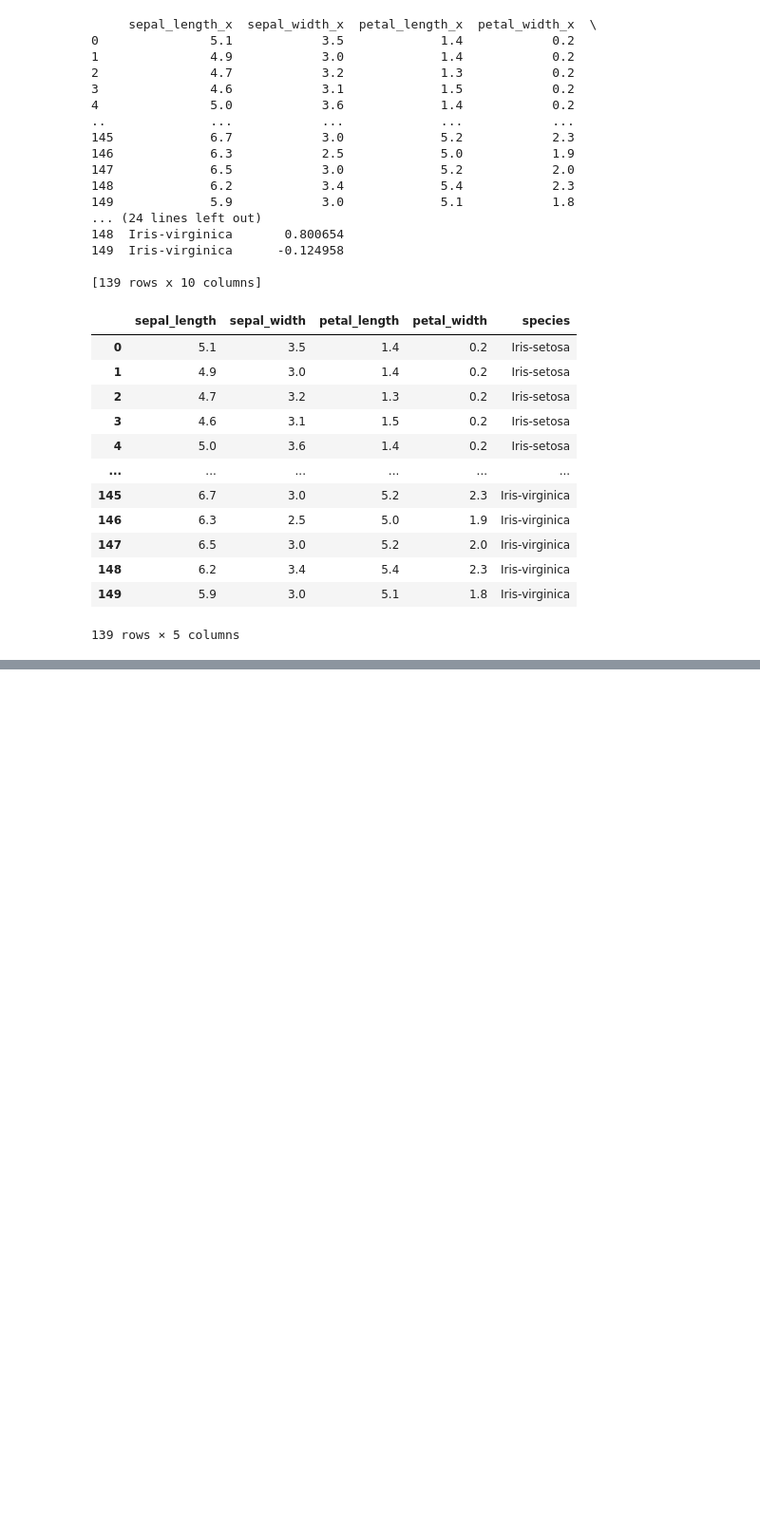
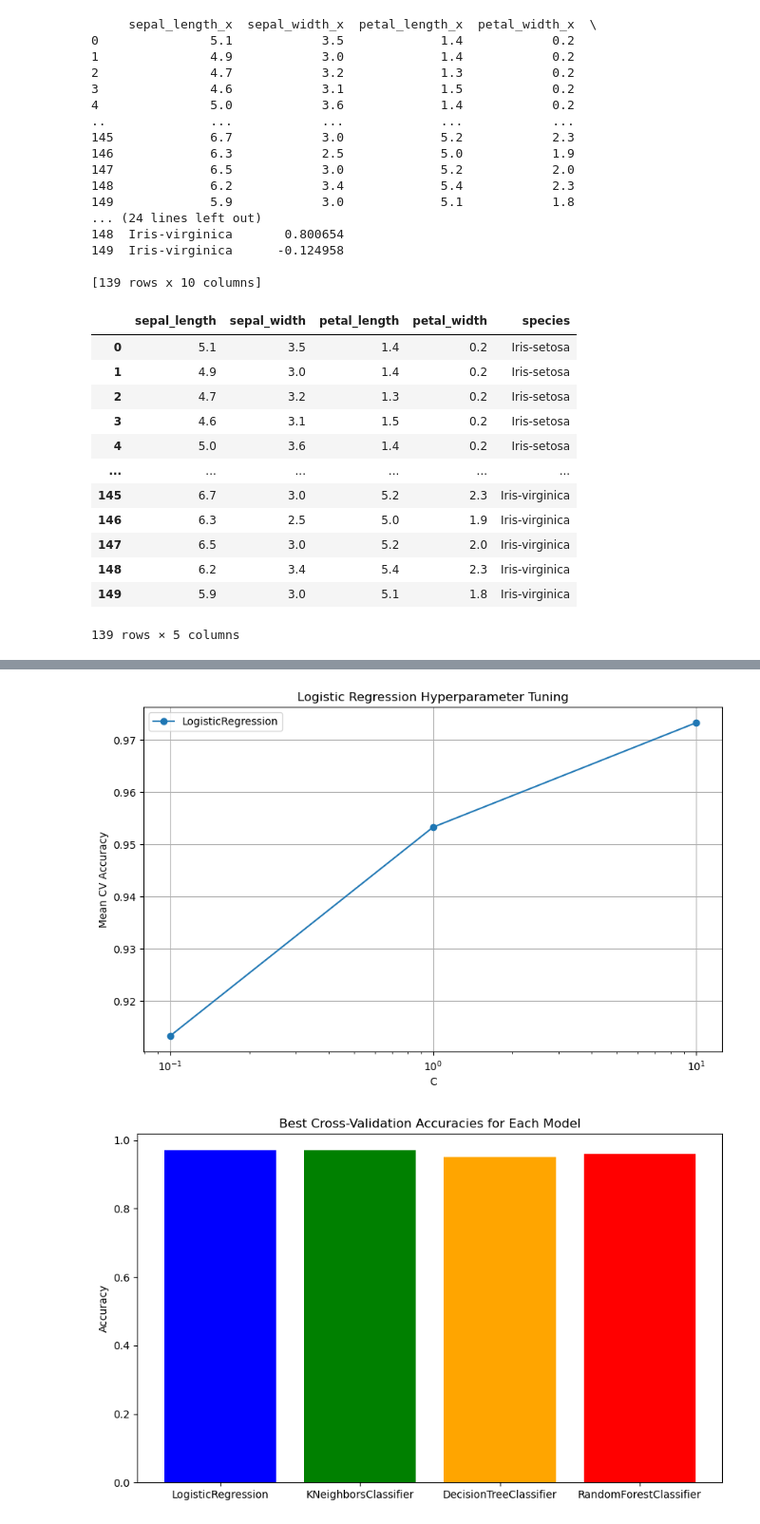
Before and after one commit to bunchart1368/MLDL_models, a Jupyter notebook: model.ipynb, the cells around one changed output, grey strips where cells are left out. Shown at 95% size. Drawn from its saved outputs; the diff is of its cells as text; code cells hidden in the pictures; blank space fills up the shorter version.

```diff
--- a/model.ipynb
+++ b/model.ipynb
@@ -230,0 +250,72 @@ Metrics: {'Best Cross-Validation Accuracy': 0.9733333333333334, 'Best Parameters
+# %%
+import numpy as np
+import pandas as pd
+import matplotlib.pyplot as plt
+
+# Data preparation for visualization
+results = {
+    'LogisticRegression': {
+        'C': [0.1, 1, 10],
+        'CV Accuracy': [
+            [0.93333333, 0.96666667, 0.86666667, 0.96666667, 0.83333333],
+            [1.0, 0.96666667, 0.9, 1.0, 0.9],
+            [1.0, 1.0, 0.9, 1.0, 0.96666667]
+        ]
+    },
+    'KNeighborsClassifier': {
+        'n_neighbors': range(1, 21),
+        'CV Accuracy': [
+            [1.0, 0.93333333, 0.86666667, 1.0, 0.86666667],
+            [1.0, 0.93333333, 0.86666667, 1.0, 0.9],
+            # Add remaining data here...
+        ]
+    },
+    'DecisionTreeClassifier': {
+        'max_depth': [None, 5, 10],
+        'CV Accuracy': [
+            [1.0, 0.96666667, 0.93333333, 0.96666667, 0.9],
+            [0.96666667, 0.96666667, 0.93333333, 0.96666667, 0.9],
+            [1.0, 0.96666667, 0.93333333, 0.96666667, 0.9]
+        ]
+    },
+    'RandomForestClassifier': {
+        'parameters': ['max_depth', 'n_estimators'],
+        'values': [
+            {'max_depth': None, 'n_estimators': 10},
+            {'max_depth': None, 'n_estimators': 50},
+            # Add remaining data here...
+        ],
+        'CV Accuracy': [
+            [1.0, 0.96666667, 0.93333333, 0.96666667, 0.93333333],
+            [0.96666667, 0.96666667, 0.93333333, 1.0, 0.9],
+            # Add remaining data here...
+        ]
+    }
+}
+
+# Example Plot: LogisticRegression
+lr_C = results['LogisticRegression']['C']
+lr_accuracies = np.mean(results['LogisticRegression']['CV Accuracy'], axis=1)
+
+plt.figure(figsize=(10, 6))
+plt.plot(lr_C, lr_accuracies, marker='o', label='LogisticRegression')
+plt.title('Logistic Regression Hyperparameter Tuning')
+plt.xlabel('C')
+plt.ylabel('Mean CV Accuracy')
+plt.xscale('log')
+plt.grid(True)
+plt.legend()
+plt.show()
+
+# Example Plot: Compare Best Accuracies
+models = ['LogisticRegression', 'KNeighborsClassifier', 'DecisionTreeClassifier', 'RandomForestClassifier']
+best_accuracies = [0.97, 0.97, 0.95, 0.96]  # Add from your data
+
+plt.figure(figsize=(10, 6))
+plt.bar(models, best_accuracies, color=['blue', 'green', 'orange', 'red'])
+plt.title('Best Cross-Validation Accuracies for Each Model')
+plt.ylabel('Accuracy')
+plt.show()
+# %% [output]
+[figure, added]
+[figure, added]
```
Also changed, not shown: parts of 1 cell of this notebook.
